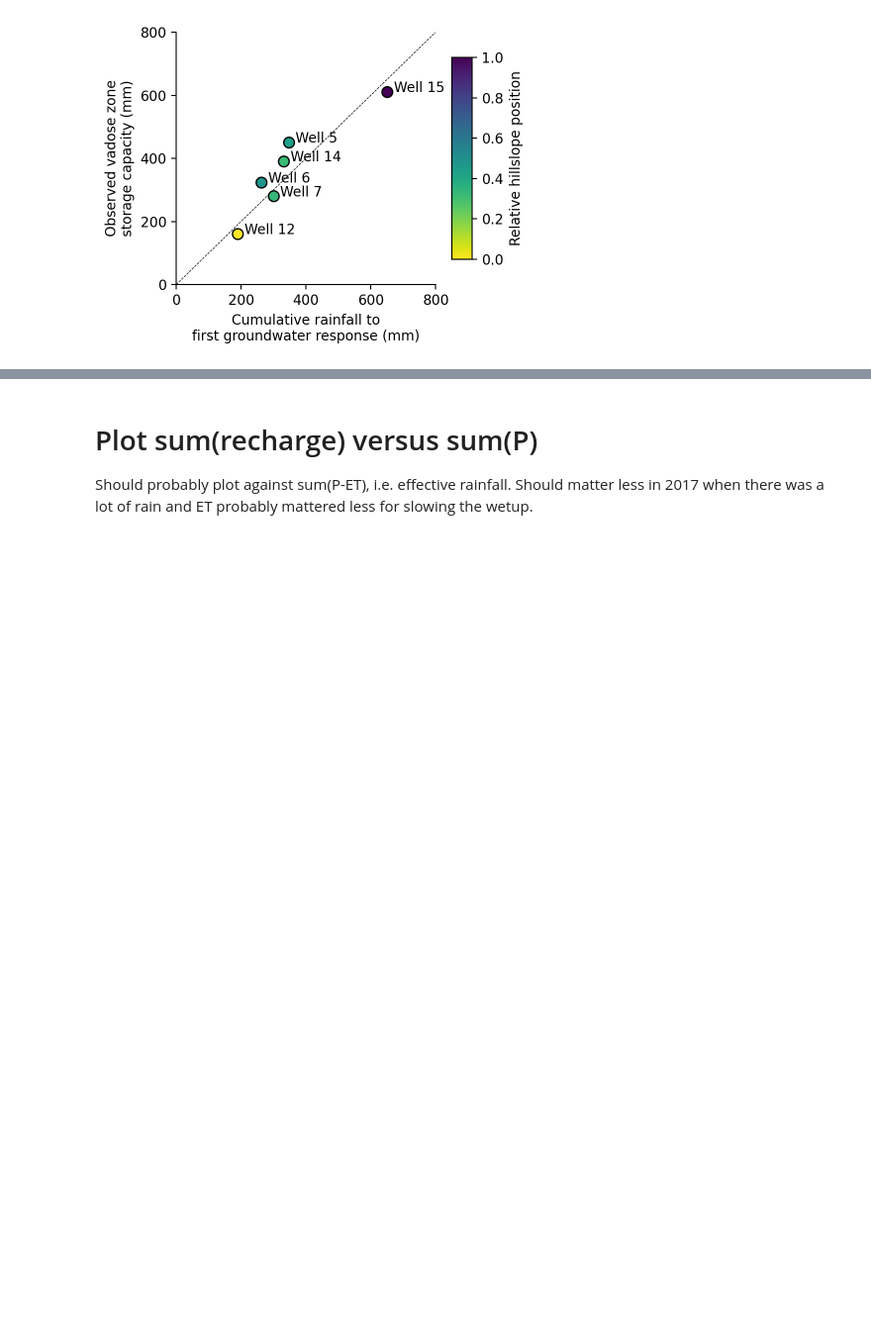
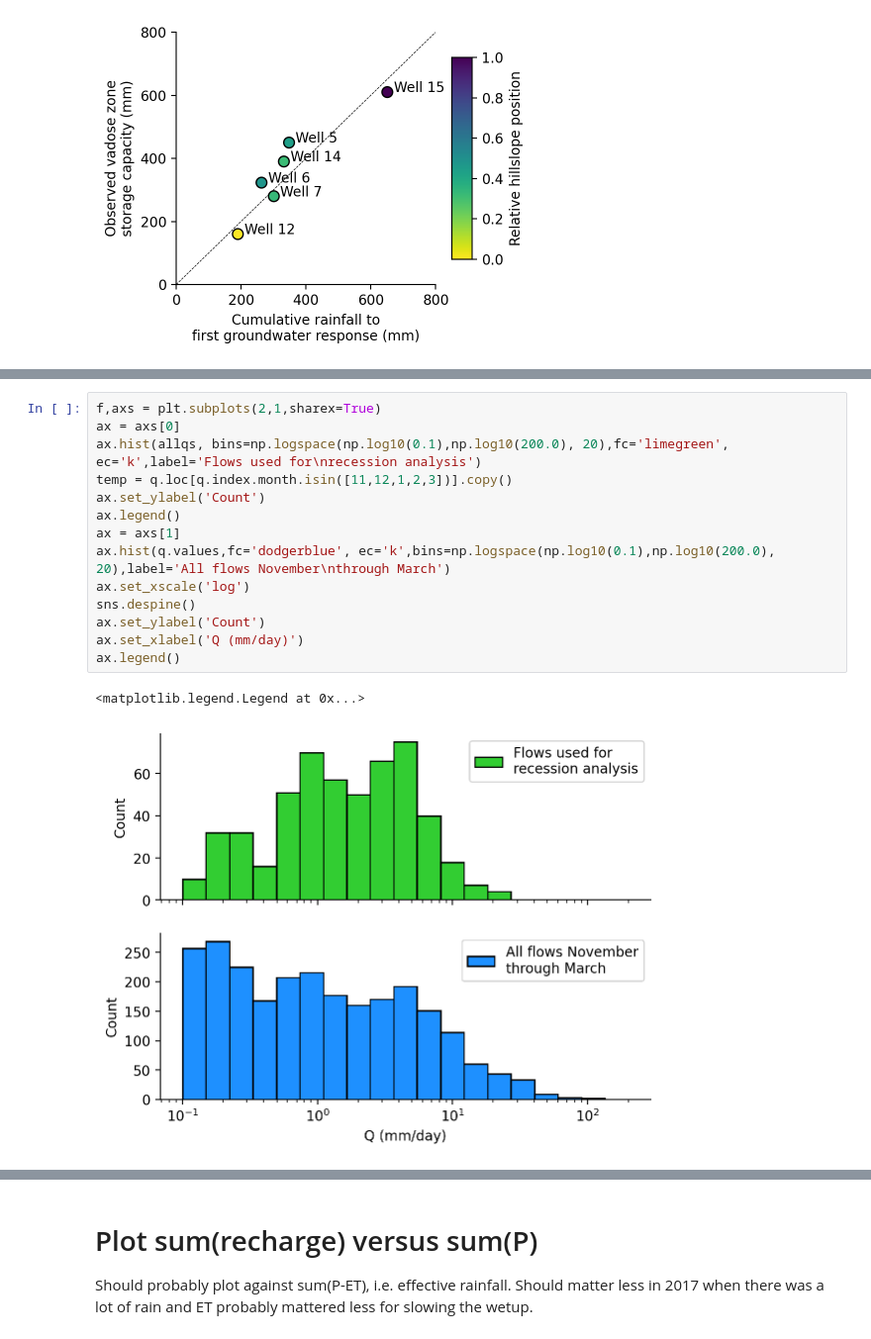
Before and after one commit to daviddralle/recharge_ratios, a Jupyter notebook: recharge_ratios.ipynb, the cells around one changed output, grey strips where cells are left out. Shown at 99% size. Drawn from its saved outputs; the diff is of its cells as text; blank space fills up the shorter version.

```diff
--- a/recharge_ratios.ipynb
+++ b/recharge_ratios.ipynb
@@ -237,3 +248,20 @@ f.savefig('./dqdt_q.pdf')
+# %%
+f,axs = plt.subplots(2,1,sharex=True)
+ax = axs[0]
+ax.hist(allqs, bins=np.logspace(np.log10(0.1),np.log10(200.0), 20),fc='limegreen', ec='k',label='Flows used for\nrecession analysis')
+temp = q.loc[q.index.month.isin([11,12,1,2,3])].copy()
+ax.set_ylabel('Count')
+ax.legend()
+ax = axs[1]
+ax.hist(q.values,fc='dodgerblue', ec='k',bins=np.logspace(np.log10(0.1),np.log10(200.0), 20),label='All flows November\nthrough March')
+ax.set_xscale('log')
+sns.despine()
+ax.set_ylabel('Count')
+ax.set_xlabel('Q (mm/day)')
+ax.legend()
+# %% [output]
+<matplotlib.legend.Legend at 0x...>
+[figure, added]
 # %%
 # Create a new DataFrame with columns for q, ppt, and direct_storage and index of q.index
 df = pd.DataFrame({'q':q.values,'ppt':ppt.values},index=q.index)
```
Also changed, not shown: parts of 8 cells of this notebook.
